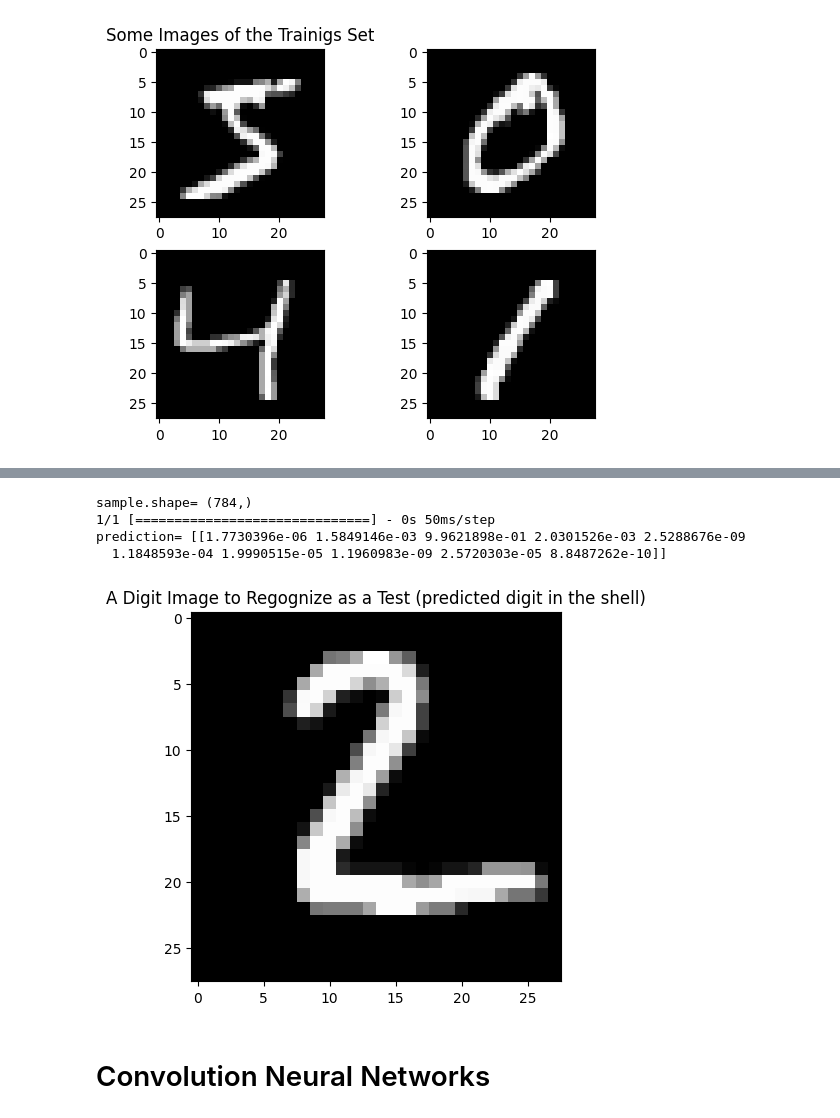
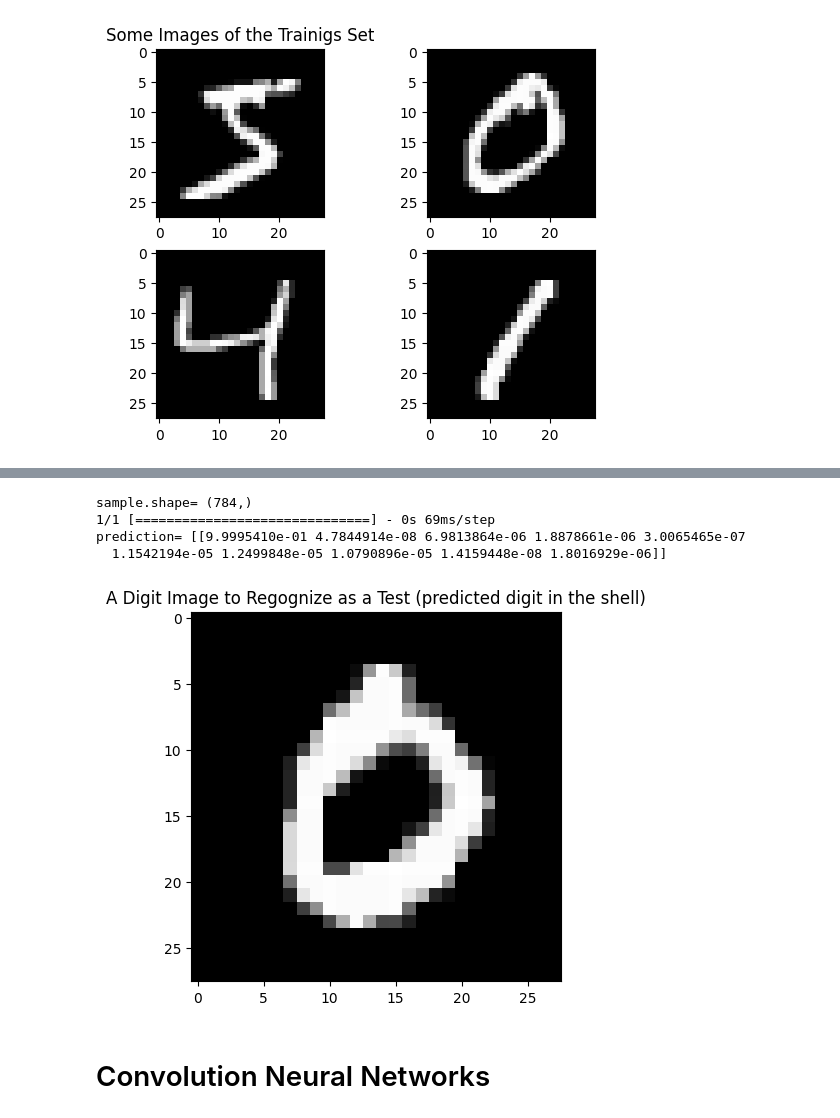
Before and after one commit to TUIlmenauAMS/MRSP_Tutorials, a Jupyter notebook: MRSP_NeuralNets.ipynb, the cells around one changed output, grey strips where cells are left out. Drawn from its saved outputs; the diff is of its cells as text; code cells hidden in the pictures.

```diff
--- a/MRSP_NeuralNets.ipynb
+++ b/MRSP_NeuralNets.ipynb
@@ -330,6 +330,7 @@ numpy.random.seed(seed)
 
 X_testunflat=X_test.copy() #keep original for imshow later
 # flatten 28*28 images to a 784 vector for each image
+print( "X_train.shape=", X_train.shape)
 num_pixels = X_train.shape[1] * X_train.shape[2]
 X_train = X_train.reshape(X_train.shape[0], num_pixels).astype('float32')
 X_test = X_test.reshape(X_test.shape[0], num_pixels).astype('float32')
@@ -339,6 +340,6 @@ X_train = X_train / 255
 X_test = X_test / 255
 
 # one hot encode outputs
-y_train = np_utils.to_categorical(y_train)
-y_test = np_utils.to_categorical(y_test)
+y_train = to_categorical(y_train)
+y_test = to_categorical(y_test)
 num_classes = y_test.shape[1]
@@ -369,19 +372,20 @@ Baseline Error: 2.92%
 # %%
-plt.imshow(X_testunflat[1], cmap=plt.get_cmap('gray'))
+digit=3
+plt.imshow(X_testunflat[digit], cmap=plt.get_cmap('gray'))
 plt.title("A Digit Image to Regognize as a Test (predicted digit in the shell)")
 
-sample=X_test[1,:]
+sample=X_test[digit,:]
 print("sample.shape=", sample.shape)
 prediction=model.predict(numpy.expand_dims(sample,0))
 print("prediction=", prediction)
 
 plt.show()
 # %% [output]
 sample.shape= (784,)
-1/1 [==============================] - 0s 50ms/step
-prediction= [[1.7730396e-06 1.5849146e-03 9.9621898e-01 2.0301526e-03 2.5288676e-09
-  1.1848593e-04 1.9990515e-05 1.1960983e-09 2.5720303e-05 8.8487262e-10]]
+1/1 [==============================] - 0s 69ms/step
+prediction= [[9.9995410e-01 4.7844914e-08 6.9813864e-06 1.8878661e-06 3.0065465e-07
+  1.1542194e-05 1.2499848e-05 1.0790896e-05 1.4159448e-08 1.8016929e-06]]
-[figure, old version]
+[figure, new version]
 # %% [markdown]
 # Convolution Neural Networks
 # %% [markdown]
```
Also changed, not shown: parts of 7 cells of this notebook.
